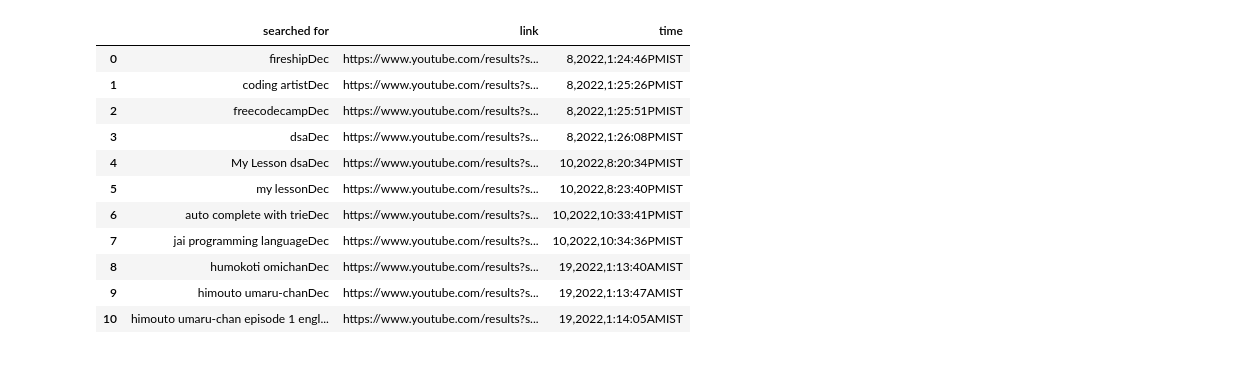
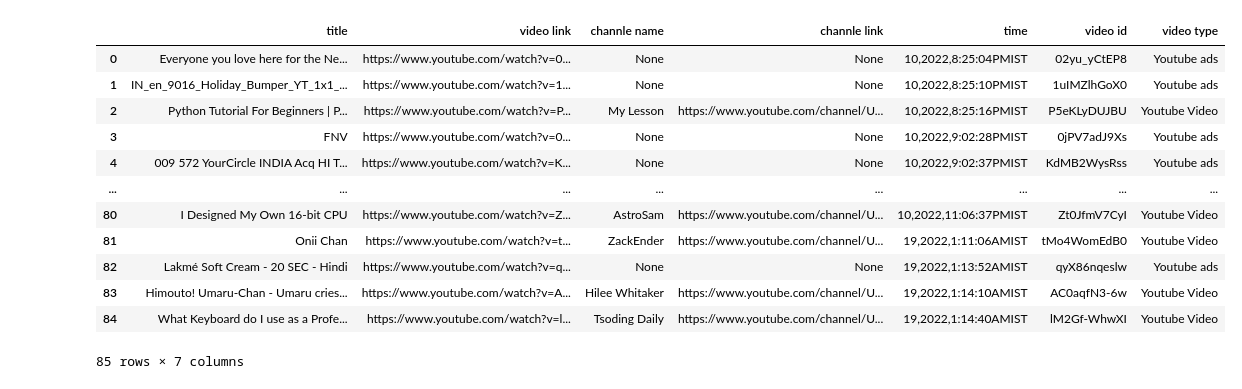
Before and after one commit to Yuyi-hao/YtHistoryAnalyzer, a Jupyter notebook: main.ipynb, the cells around one changed output. Drawn from its saved outputs; the diff is of its cells as text; code cells hidden in the pictures.

```diff
--- a/main.ipynb
+++ b/main.ipynb
@@ -3,33 +3,49 @@ import pandas as pd
 import matplotlib.pyplot as plt
 # %%
 from bs4 import BeautifulSoup
-with open('history/search-history.html', 'r', encoding="utf-8") as f:
+with open('history/watch-history.html', 'r', encoding="utf-8") as f:
     contents = f.read()
     soup = BeautifulSoup(contents, 'lxml')
 # %%
 # search history
-search_history_df = pd.DataFrame(columns=["searched for", "link", "time"])
-searches = soup.find_all('div', class_='content-cell mdl-cell mdl-cell--6-col mdl-typography--body-1')
+watch_history_df = pd.DataFrame(columns=["title","video link", "channle name", "channle link","time", "video id", "video type"])
+searches = soup.find_all('div', class_="content-cell mdl-cell mdl-cell--6-col mdl-typography--body-1")
 for search in searches:
-    if "Searched for" in search.text:
-        dct = {"searched for":' '.join(search.text.replace("Searched for", '').strip().split()[:-5]),
-               "link":search.a["href"],
-               "time":''.join(search.text.replace("Searched for", '').strip().split()[-5:])
+    a_tag = search.find_all('a')
+    if len(a_tag) == 2:
+        dct = { "title": a_tag[0].text,
+               "video link":a_tag[0]['href'],
+               "channle name":a_tag[1].text,
+               "channle link": a_tag[1]["href"],
+               "time":''.join(search.text.replace("Searched for", '').strip().split()[-5:]),
+               "video id": a_tag[0]["href"][-11:],
+               "video type":"Youtube Video"
               }
-        # Using pandas.concat() to append a row
-        new_row = pd.DataFrame(dct, index=[0])
-        search_history_df = pd.concat([new_row,search_history_df.loc[:]]).reset_index(drop=True)
-display(search_history_df)
+    else:
+        dct = { "title": a_tag[0].text,
+               "video link":a_tag[0]['href'],
+               "channle name":None,
+               "channle link": None,
+               "time":''.join(search.text.replace("Searched for", '').strip().split()[-5:]),
+               "video id": a_tag[0]["href"][-11:],
+               "video type":"Youtube ads"
+              }
+    # Using pandas.concat() to append a row
+    new_row = pd.DataFrame(dct, index=[0])
+    watch_history_df = pd.concat([new_row,watch_history_df.loc[:]]).reset_index(drop=True)
+# pd.options.display.max_colwidth = 150
+display(watch_history_df)
 # %% [output]
-|  | searched for | link | time |
-| 0 | fireshipDec | https://www.youtube.com/results?s... | 8,2022,1:24:46PMIST |
-| 1 | coding artistDec | https://www.youtube.com/results?s... | 8,2022,1:25:26PMIST |
-| 2 | freecodecampDec | https://www.youtube.com/results?s... | 8,2022,1:25:51PMIST |
-| 3 | dsaDec | https://www.youtube.com/results?s... | 8,2022,1:26:08PMIST |
-| 4 | My Lesson dsaDec | https://www.youtube.com/results?s... | 10,2022,8:20:34PMIST |
-| 5 | my lessonDec | https://www.youtube.com/results?s... | 10,2022,8:23:40PMIST |
-| 6 | auto complete with trieDec | https://www.youtube.com/results?s... | 10,2022,10:33:41PMIST |
-| 7 | jai programming languageDec | https://www.youtube.com/results?s... | 10,2022,10:34:36PMIST |
-| 8 | humokoti omichanDec | https://www.youtube.com/results?s... | 19,2022,1:13:40AMIST |
-| 9 | himouto umaru-chanDec | https://www.youtube.com/results?s... | 19,2022,1:13:47AMIST |
-| 10 | himouto umaru-chan episode 1 engl... | https://www.youtube.com/results?s... | 19,2022,1:14:05AMIST |
+|  | title | video link | channle name | channle link | time | video id | video type |
+| 0 | Everyone you love here for the Ne... | https://www.youtube.com/watch?v=0... | None | None | 10,2022,8:25:04PMIST | 02yu_yCtEP8 | Youtube ads |
+| 1 | IN_en_9016_Holiday_Bumper_YT_1x1_... | https://www.youtube.com/watch?v=1... | None | None | 10,2022,8:25:10PMIST | 1uIMZlhGoX0 | Youtube ads |
+| 2 | Python Tutorial For Beginners | P... | https://www.youtube.com/watch?v=P... | My Lesson | https://www.youtube.com/channel/U... | 10,2022,8:25:16PMIST | P5eKLyDUJBU | Youtube Video |
+| 3 | FNV | https://www.youtube.com/watch?v=0... | None | None | 10,2022,9:02:28PMIST | 0jPV7adJ9Xs | Youtube ads |
+| 4 | 009 572 YourCircle INDIA Acq HI T... | https://www.youtube.com/watch?v=K... | None | None | 10,2022,9:02:37PMIST | KdMB2WysRss | Youtube ads |
+| ... | ... | ... | ... | ... | ... | ... | ... |
+| 80 | I Designed My Own 16-bit CPU | https://www.youtube.com/watch?v=Z... | AstroSam | https://www.youtube.com/channel/U... | 10,2022,11:06:37PMIST | Zt0JfmV7CyI | Youtube Video |
+| 81 | Onii Chan | https://www.youtube.com/watch?v=t... | ZackEnder | https://www.youtube.com/channel/U... | 19,2022,1:11:06AMIST | tMo4WomEdB0 | Youtube Video |
+| 82 | Lakmé Soft Cream - 20 SEC - Hindi | https://www.youtube.com/watch?v=q... | None | None | 19,2022,1:13:52AMIST | qyX86nqeslw | Youtube ads |
+| 83 | Himouto! Umaru-Chan - Umaru cries... | https://www.youtube.com/watch?v=A... | Hilee Whitaker | https://www.youtube.com/channel/U... | 19,2022,1:14:10AMIST | AC0aqfN3-6w | Youtube Video |
+| 84 | What Keyboard do I use as a Profe... | https://www.youtube.com/watch?v=l... | Tsoding Daily | https://www.youtube.com/channel/U... | 19,2022,1:14:40AMIST | lM2Gf-WhwXI | Youtube Video |
+85 rows × 7 columns
```
Also changed, not shown: parts of 12 cells of this notebook.
